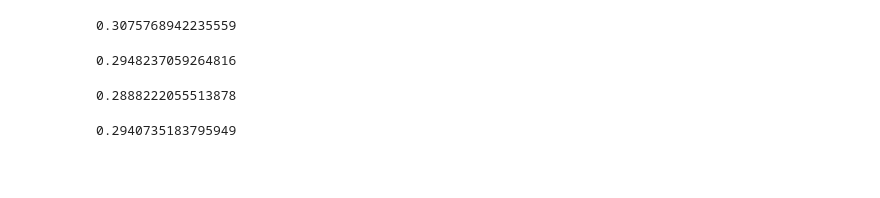
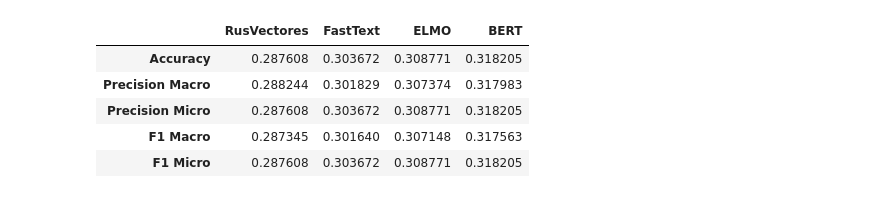
Before and after one commit to apugachev/Diploma-2019, a Jupyter notebook: Logistic Regression/Approach Logreg.ipynb, the cells around one changed output. Drawn from its saved outputs; the diff is of its cells as text; code cells hidden in the pictures; blank space fills up the shorter version.

```diff
--- a/Logistic Regression/Approach Logreg.ipynb
+++ b/Logistic Regression/Approach Logreg.ipynb
@@ -3,6 +3,7 @@ import pandas as pd
 import numpy as np
 from progressbar import progressbar as pb
 
-data = pd.read_csv('all_data_fixed3.csv', index_col=False)w
+data = pd.read_csv('big_data_labels.csv', index_col=False)
+print(len(data))
 data.head()
 # %% [output]
@@ -17,8 +41,10 @@ data.head()
+# %%
+embeddings = {'RusVectores': rusvec_embs, 'FastText': fasttext_embs, 'ELMO': elmo_embs, 'BERT': bert_embs}
 # %%
 from sklearn.linear_model import LogisticRegression as LR
-from sklearn.metrics import accuracy_score
+from sklearn.metrics import accuracy_score, precision_score, f1_score
 
-def get_samples(data, embeddings, train_part=0.75, random_seed=4):
+def get_samples(data, embeddings, train_part, random_seed):
 
     '''
     Из вектора вопроса (q_vec) и векторов ответов (a1_vec, ... a2_vec)
@@ -70,7 +96,7 @@ def get_samples(data, embeddings, train_part=0.75, random_seed=4):
     return X_train, X_test, y_train, y_test
 
 
-def approach_logreg(data, embeddings, train_part=0.75, random_seed=4):
+def approach_logreg(data, embeddings, train_part=0.7, random_seed=4):
 
     '''
     Обучаем логрегрессию и делаем предсказание.
@@ -86,7 +112,7 @@ def approach_logreg(data, embeddings, train_part=0.75, random_seed=4):
 
     '''
 
-    X_train, X_test, y_train, y_test = get_samples(data, embeddings, train_part)
+    X_train, X_test, y_train, y_test = get_samples(data, embeddings, train_part, random_seed)
 
     clf = LR()
     clf.fit(X_train, y_train)
@@ -95,11 +121,11 @@ def approach_logreg(data, embeddings, train_part=0.75, random_seed=4):
     y_pred_new = []
 
     for i in range(len(y_pred) // 4):
-        cur_probs, preds = [], [0,0,0,0]
+        cur_probs, y_pred_splitted = [], [0,0,0,0]
         for j in range(4):
             cur_probs.append(y_pred[i*4 + j][1])
-        preds[np.argmax(cur_probs)] = 1
-        y_pred_new.extend(preds)
+        y_pred_splitted[np.argmax(cur_probs)] = 1
+        y_pred_new.extend(y_pred_splitted)
 
     y_pred_splitted, y_test_splitted = [], []
 
@@ -108,45 +134,24 @@ def approach_logreg(data, embeddings, train_part=0.75, random_seed=4):
         y_test_splitted.append(np.argmax(y_test[i*4:i*4+4]))
 
     accuracy = accuracy_score(y_test_splitted, y_pred_splitted)
+    precision_macro = precision_score(y_test_splitted, y_pred_splitted, average='macro')
+    precision_micro = precision_score(y_test_splitted, y_pred_splitted, average='micro')
+    f1_macro = f1_score(y_test_splitted, y_pred_splitted, average='macro')
+    f1_micro = f1_score(y_test_splitted, y_pred_splitted, average='micro')
 
-    return accuracy
+    return accuracy, precision_macro, precision_micro, f1_macro, f1_micro
-# %%
-import pickle
-
-with open('Embeddings/elmo_embed3.pickle', 'rb') as f:
-    elmo_embs = pickle.load(f)
-
-elmo_embs = np.array(elmo_embs)
-approach_logreg(data, elmo_embs)
-# %% [output]
-0.3075768942235559
-# %%
-import pickle
-
-with open('Embeddings/fasttext_embed3.pickle', 'rb') as f:
-    fasttext_embs = pickle.load(f)
-
-fasttext_embs = np.array(fasttext_embs)
-approach_logreg(data, fasttext_embs)
-# %% [output]
-0.2948237059264816
-# %%
-import pickle
-
-with open('Embeddings/rusvec_embed3.pickle', 'rb') as f:
-    rusvec_embs = pickle.load(f)
-
-rusvec_embs = np.array(rusvec_embs)
-approach_logreg(data, rusvec_embs)
-# %% [output]
-0.2888222055513878
-# %%
-import pickle
-
-with open('Embeddings/bert_embed3.pickle', 'rb') as f:
-    bert_embs = pickle.load(f)
-
-bert_embs = np.array(bert_embs)
-approach_logreg(data, bert_embs)
-# %% [output]
-0.2940735183795949
+# %%
+results_dict = {}
+for key, embed in embeddings.items():
+    results_dict[key] = approach_logreg(data, embed)
+# %%
+results = pd.DataFrame(data=results_dict, columns=list(embeddings.keys()), \
+                       index=['Accuracy', 'Precision Macro', 'Precision Micro', 'F1 Macro', 'F1 Micro'])
+results
+# %% [output]
+|  | RusVectores | FastText | ELMO | BERT |
+| Accuracy | 0.287608 | 0.303672 | 0.308771 | 0.318205 |
+| Precision Macro | 0.288244 | 0.301829 | 0.307374 | 0.317983 |
+| Precision Micro | 0.287608 | 0.303672 | 0.308771 | 0.318205 |
+| F1 Macro | 0.287345 | 0.301640 | 0.307148 | 0.317563 |
+| F1 Micro | 0.287608 | 0.303672 | 0.308771 | 0.318205 |
```
Also changed, not shown: parts of 21 cells of this notebook, 19 other files.
